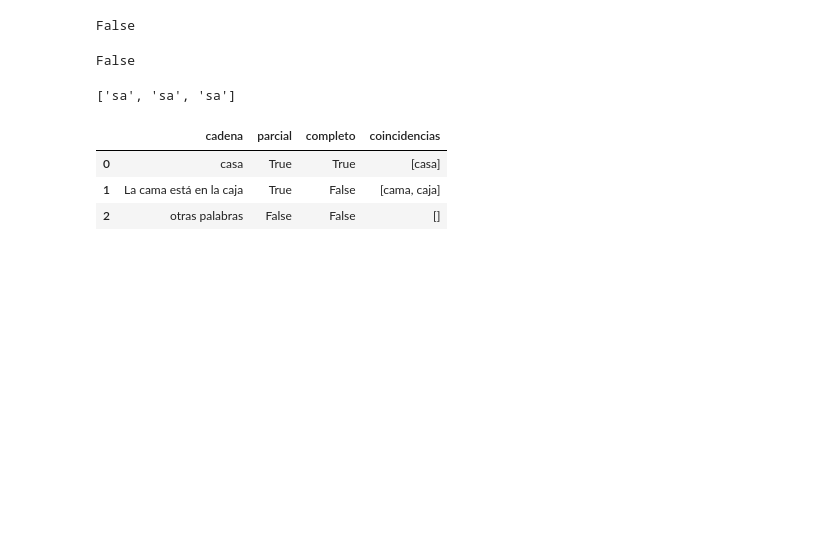
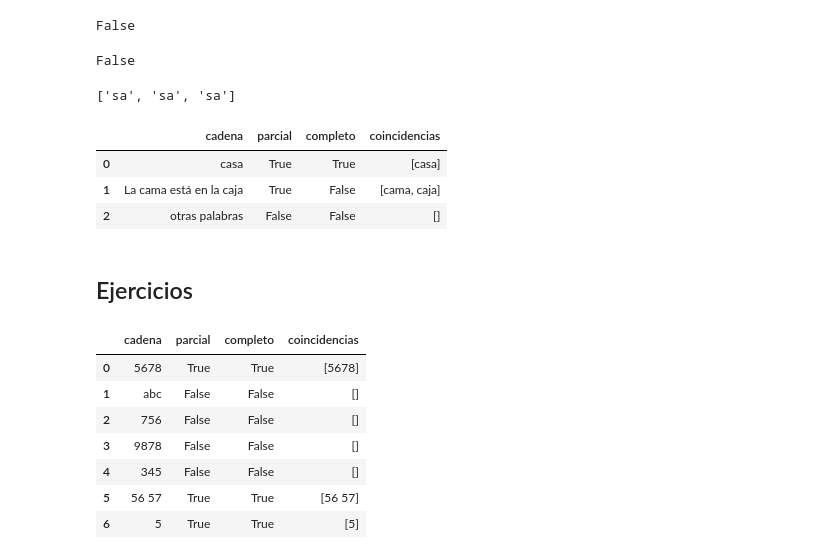
Before and after one commit to martinbedia/mineria, a Jupyter notebook: 24oct.ipynb, the cells around one changed output. Drawn from its saved outputs; the diff is of its cells as text; code cells hidden in the pictures; blank space fills up the shorter version.

```diff
--- a/24oct.ipynb
+++ b/24oct.ipynb
@@ -477,3 +477,19 @@ evaluar_regex('ca.a',['casa','La cama está en la caja','otras palabras'])
 | 0 | casa | True | True | [casa] |
 | 1 | La cama está en la caja | True | False | [cama, caja] |
 | 2 | otras palabras | False | False | [] |
+# %% [markdown]
+## Ejercicios
+# %%
+# 1. Comienzan con un 5
+regex = r'^5'    # .* para que sea True el completo del primero y de 56 57
+cadenas = ['5678','abc','756','9878','345','56 57','5']    # definimos casos que esperamos que funcionen y otros que no
+evaluar_regex(regex,cadenas)
+# %% [output]
+|  | cadena | parcial | completo | coincidencias |
+| 0 | 5678 | True | True | [5678] |
+| 1 | abc | False | False | [] |
+| 2 | 756 | False | False | [] |
+| 3 | 9878 | False | False | [] |
+| 4 | 345 | False | False | [] |
+| 5 | 56 57 | True | True | [56 57] |
+| 6 | 5 | True | True | [5] |
```
Also changed, not shown: parts of 7 cells of this notebook.
